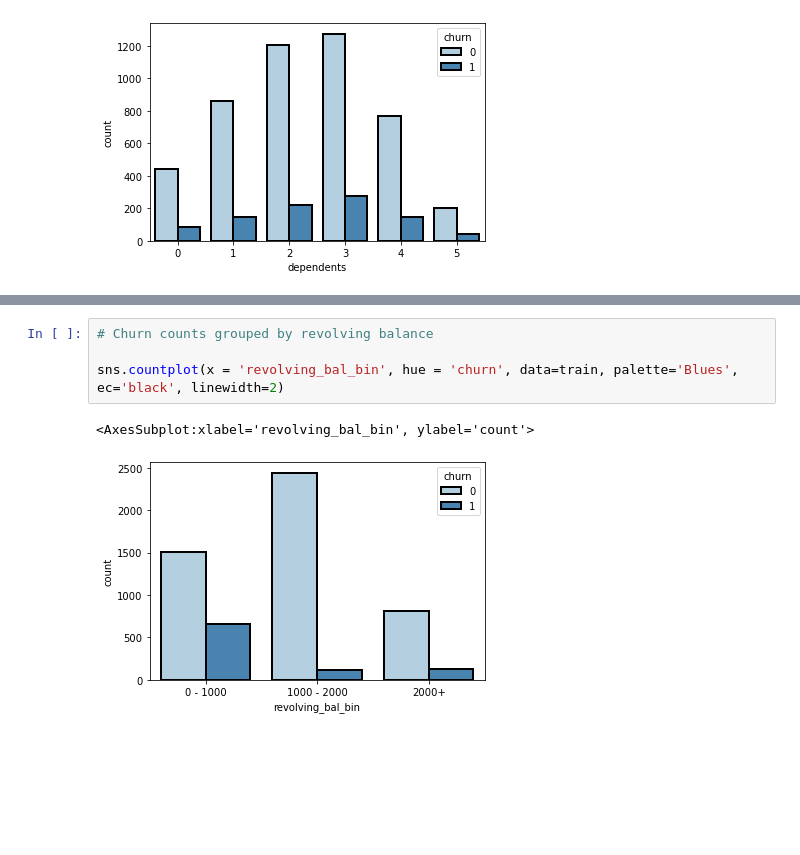
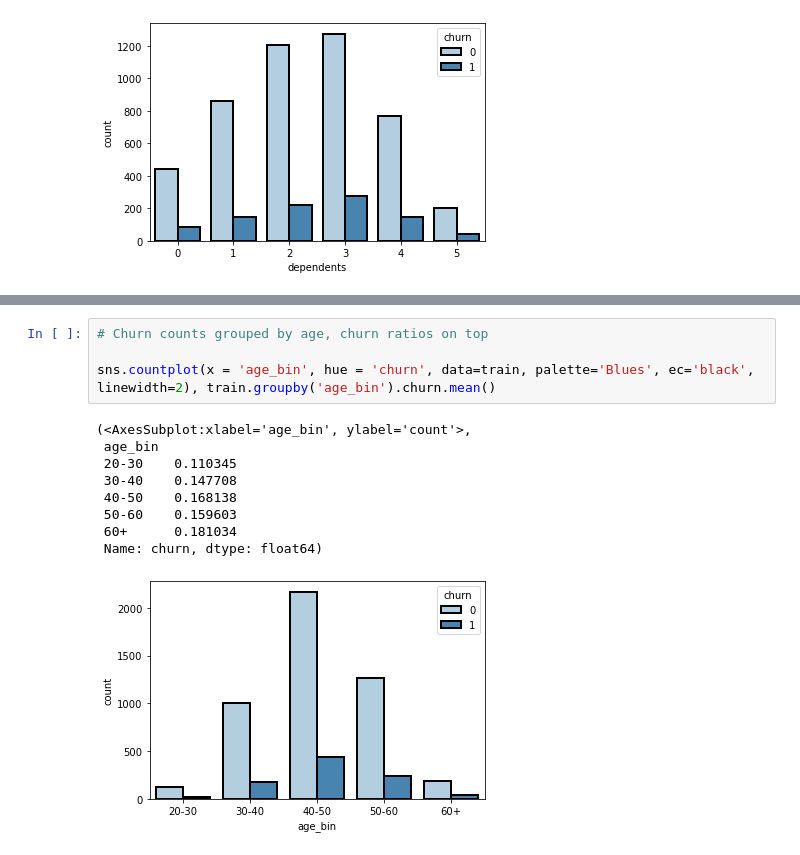
Before and after one commit to Sam-keeler/personal-project-credit-churn, a Jupyter notebook: credit-churn.ipynb, the cells around one changed output, grey strips where cells are left out. Saved outputs shown, nothing was run; the diff lists cells and outputs as text; blank space fills up the shorter version.

```diff
--- a/credit-churn.ipynb
+++ b/credit-churn.ipynb
@@ -294,7 +288,14 @@ train
 # %%
-# Churn counts grouped by revolving balance
+# Churn counts grouped by age, churn ratios on top
 
-sns.countplot(x = 'revolving_bal_bin', hue = 'churn', data=train, palette='Blues', ec='black', linewidth=2)
+sns.countplot(x = 'age_bin', hue = 'churn', data=train, palette='Blues', ec='black', linewidth=2), train.groupby('age_bin').churn.mean()
 # %% [output]
-<AxesSubplot:xlabel='revolving_bal_bin', ylabel='count'>
+(<AxesSubplot:xlabel='age_bin', ylabel='count'>,
+ age_bin
+ 20-30    0.110345
+ 30-40    0.147708
+ 40-50    0.168138
+ 50-60    0.159603
+ 60+      0.181034
+ Name: churn, dtype: float64)
-[figure, old version]
+[figure, new version]
```
Also changed, not shown: parts of 68 cells of this notebook, 1 other file.
